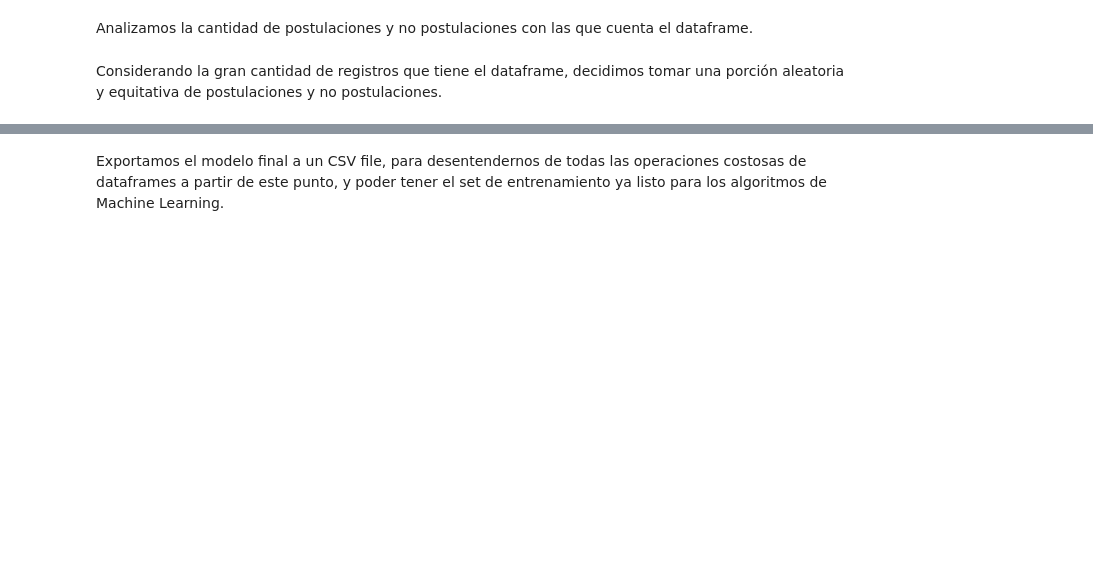
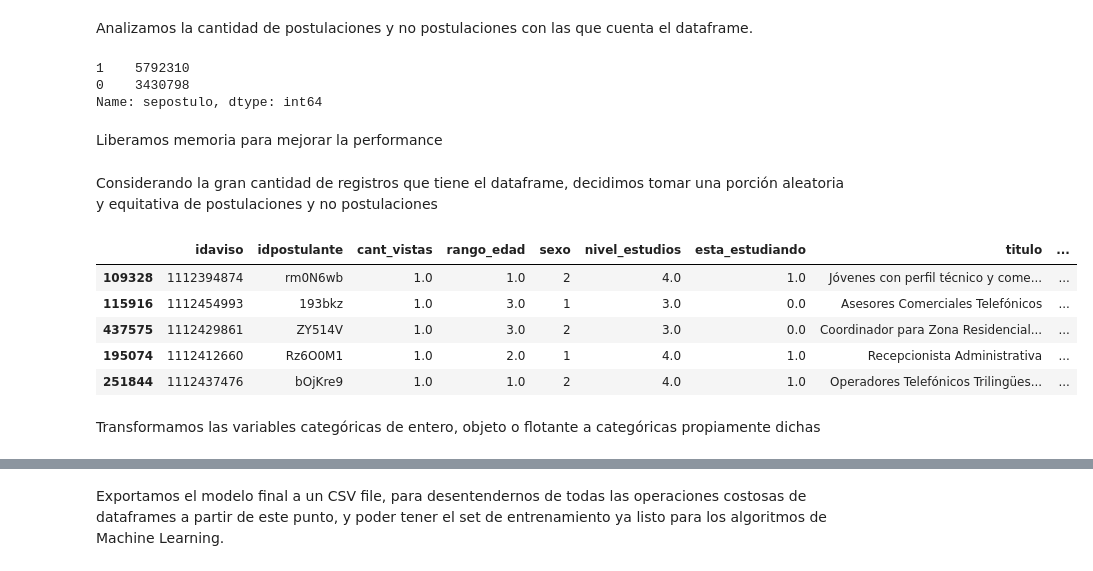
Before and after one commit to franhermani/TP2-7506, a Jupyter notebook: modelo_final_make.ipynb, the cells around one changed output, grey strips where cells are left out. Cells and saved outputs as stored; diff of their text form; code cells hidden in the pictures; blank space fills up the shorter version.

```diff
--- a/modelo_final_make.ipynb
+++ b/modelo_final_make.ipynb
@@ -617,4 +858,10 @@ Reordenamos las columnas para facilitar el manejo del dataframe cuando apliquemo
 # %% [markdown]
 Analizamos la cantidad de postulaciones y no postulaciones con las que cuenta el dataframe.
 # %%
-#modelo["sepostulo"].value_counts()
+modelo["sepostulo"].value_counts()
+# %% [output]
+1    5792310
+0    3430798
+Name: sepostulo, dtype: int64
+# %% [markdown]
+Liberamos memoria para mejorar la performance
@@ -621,17 +886,24 @@ Analizamos la cantidad de postulaciones y no postulaciones con las que cuenta el
 # %% [markdown]
-Considerando la gran cantidad de registros que tiene el dataframe, decidimos tomar una porción aleatoria y equitativa de postulaciones y no postulaciones.
+Considerando la gran cantidad de registros que tiene el dataframe, decidimos tomar una porción aleatoria y equitativa de postulaciones y no postulaciones
 # %%
-#no = modelo["sepostulo"] == 0
-#si = modelo["sepostulo"] == 1
+no = modelo["sepostulo"] == 0
+si = modelo["sepostulo"] == 1
 
-#modelo_no = modelo[no]
-#modelo_si = modelo[si]
+modelo_no = modelo[no]
+modelo_si = modelo[si]
 # %%
-#n_samples = 500000
+n_samples = 500000
 
-#modelo_no = modelo_no.sample(n_samples)
-#modelo_si = modelo_si.sample(n_samples)
+modelo_no = modelo_no.sample(n_samples)
+modelo_si = modelo_si.sample(n_samples)
 
-#modelo_final = pd.merge(modelo_no, modelo_si, how='outer')
+modelo_final = pd.merge(modelo_no, modelo_si, how='outer')
 
-#modelo_final.sample(5)
+modelo_final.sample(5)
+# %% [output]
+|  | idaviso | idpostulante | cant_vistas | rango_edad | sexo | nivel_estudios | esta_estudiando | titulo | ... |
+| 109328 | 1112394874 | rm0N6wb | 1.0 | 1.0 | 2 | 4.0 | 1.0 | Jóvenes con perfil técnico y come... | ... |
+| 115916 | 1112454993 | 193bkz | 1.0 | 3.0 | 1 | 3.0 | 0.0 | Asesores Comerciales Telefónicos | ... |
+| 437575 | 1112429861 | ZY514V | 1.0 | 3.0 | 2 | 3.0 | 0.0 | Coordinador para Zona Residencial... | ... |
+| 195074 | 1112412660 | Rz6O0M1 | 1.0 | 2.0 | 1 | 4.0 | 1.0 | Recepcionista Administrativa | ... |
+| 251844 | 1112437476 | bOjKre9 | 1.0 | 1.0 | 2 | 4.0 | 1.0 | Operadores Telefónicos Trilingües... | ... |
@@ -639,0 +910,2 @@ Considerando la gran cantidad de registros que tiene el dataframe, decidimos tom
+# %% [markdown]
+Transformamos las variables categóricas de entero, objeto o flotante a categóricas propiamente dichas
```
Also changed, not shown: parts of 54 cells of this notebook.
